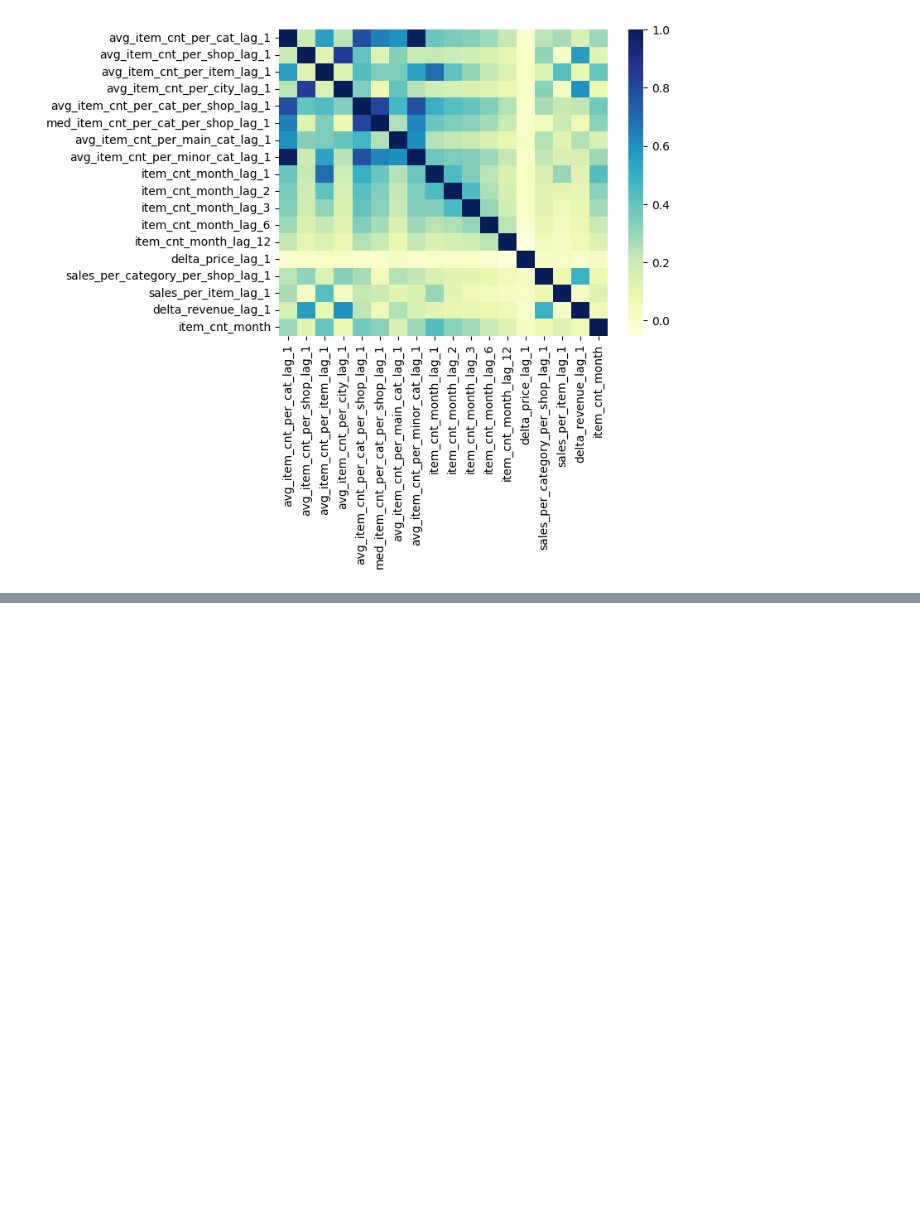
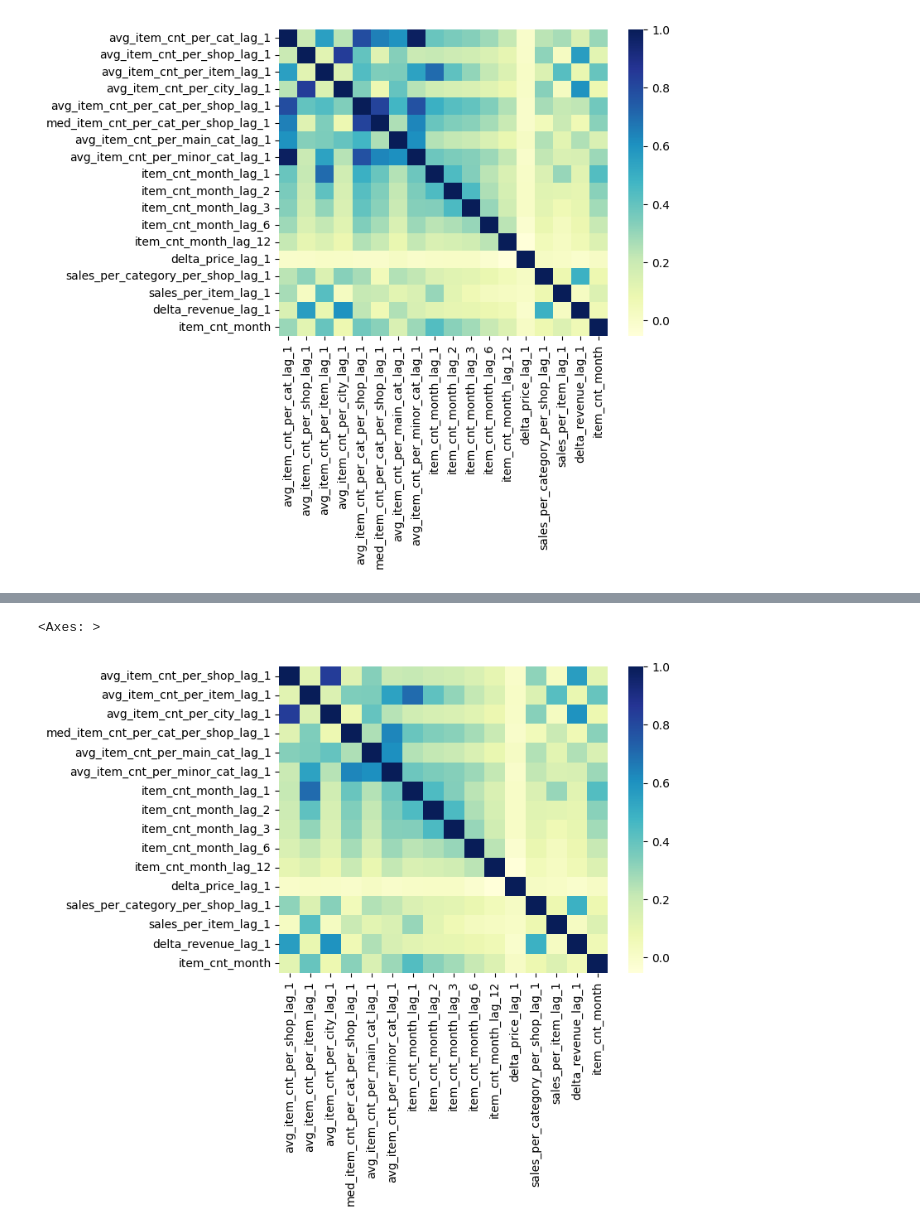
Before and after one commit to YPolina/Trainee, a Jupyter notebook: modeling_2.ipynb, the cells around one changed output, grey strips where cells are left out. Saved outputs shown, nothing was run; the diff lists cells and outputs as text; code cells hidden in the pictures; blank space fills up the shorter version.

```diff
--- a/modeling_2.ipynb
+++ b/modeling_2.ipynb
@@ -196,0 +212,10 @@ sns.heatmap(data.loc[:, lag_columns+['item_cnt_month']].corr(), cmap="YlGnBu")
+# %%
+experiment = data.copy()
+# %%
+experiment.drop(['avg_item_cnt_per_cat_per_shop_lag_1', 'avg_item_cnt_per_cat_lag_1'], axis = 1, inplace = True)
+# %%
+lag_columns = list(experiment.loc[:, experiment.columns.str.contains('_lag_')].columns)
+sns.heatmap(data.loc[:, lag_columns+['item_cnt_month']].corr(), cmap="YlGnBu")
+# %% [output]
+<Axes: >
+[figure, added]
```
Also changed, not shown: parts of 5 cells of this notebook, 1 other file.
